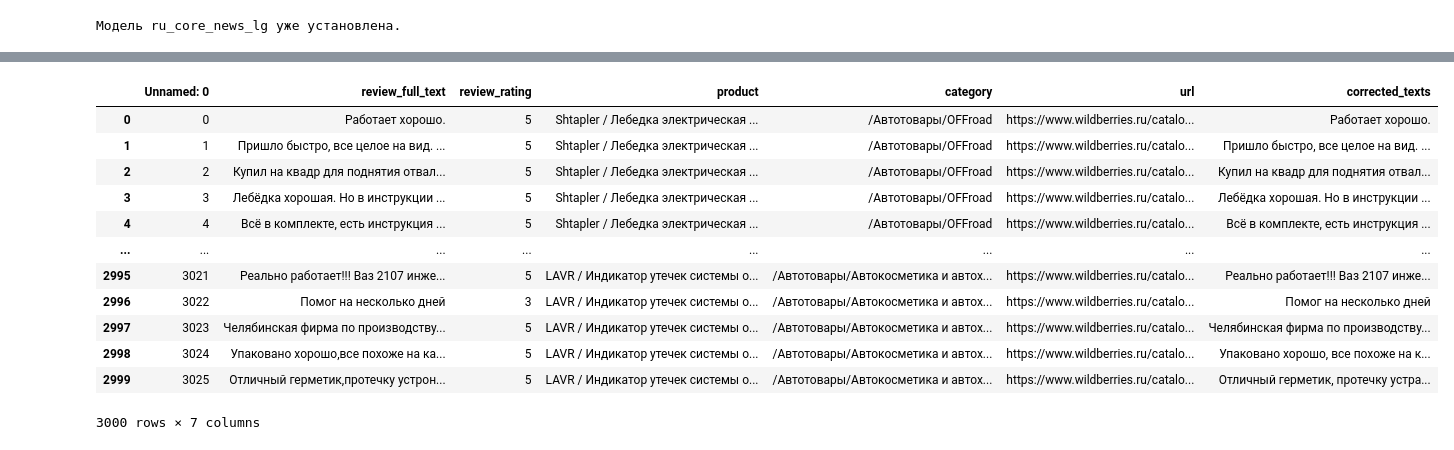
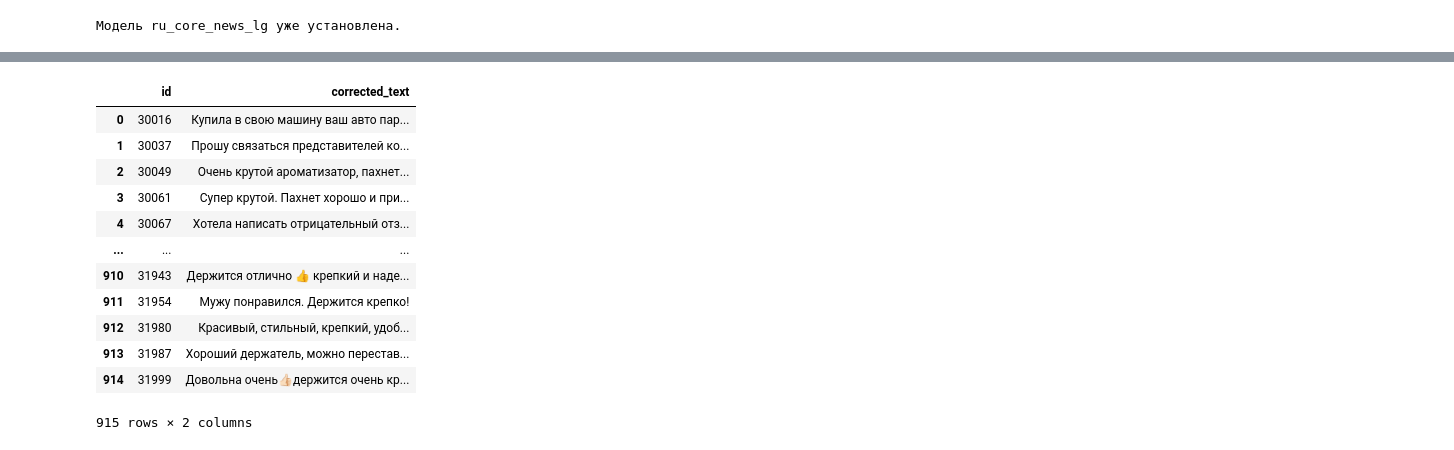
Before and after one commit to Frame24/WB_Parse, a Jupyter notebook: text_correction.ipynb, the cells around one changed output, grey strips where cells are left out. Cells and saved outputs as stored; diff of their text form; code cells hidden in the pictures.

```diff
--- a/text_correction.ipynb
+++ b/text_correction.ipynb
@@ -220,17 +331,17 @@ corrected_wildberries_reviews.csv.gz  cufile.log  wildberries_reviews.csv.gz
 # %%
-t_df = pd.read_csv('corrected_wildberries_reviews.csv.gz', compression='gzip')
+t_df = pd.read_csv(output_file_name)
 t_df
 # %% [output]
-|  | Unnamed: 0 | review_full_text | review_rating | product | category | url | corrected_texts |
-| 0 | 0 | Работает хорошо. | 5 | Shtapler / Лебедка электрическая ... | /Автотовары/OFFroad | https://www.wildberries.ru/catalo... | Работает хорошо. |
-| 1 | 1 | Пришло быстро, все целое на вид. ... | 5 | Shtapler / Лебедка электрическая ... | /Автотовары/OFFroad | https://www.wildberries.ru/catalo... | Пришло быстро, все целое на вид. ... |
-| 2 | 2 | Купил на квадр для поднятия отвал... | 5 | Shtapler / Лебедка электрическая ... | /Автотовары/OFFroad | https://www.wildberries.ru/catalo... | Купил на квадр для поднятия отвал... |
-| 3 | 3 | Лебёдка хорошая. Но в инструкции ... | 5 | Shtapler / Лебедка электрическая ... | /Автотовары/OFFroad | https://www.wildberries.ru/catalo... | Лебёдка хорошая. Но в инструкции ... |
-| 4 | 4 | Всё в комплекте, есть инструкция ... | 5 | Shtapler / Лебедка электрическая ... | /Автотовары/OFFroad | https://www.wildberries.ru/catalo... | Всё в комплекте, есть инструкция ... |
-| ... | ... | ... | ... | ... | ... | ... | ... |
-| 2995 | 3021 | Реально работает!!! Ваз 2107 инже... | 5 | LAVR / Индикатор утечек системы о... | /Автотовары/Автокосметика и автох... | https://www.wildberries.ru/catalo... | Реально работает!!! Ваз 2107 инже... |
-| 2996 | 3022 | Помог на несколько дней | 3 | LAVR / Индикатор утечек системы о... | /Автотовары/Автокосметика и автох... | https://www.wildberries.ru/catalo... | Помог на несколько дней |
-| 2997 | 3023 | Челябинская фирма по производству... | 5 | LAVR / Индикатор утечек системы о... | /Автотовары/Автокосметика и автох... | https://www.wildberries.ru/catalo... | Челябинская фирма по производству... |
-| 2998 | 3024 | Упаковано хорошо,все похоже на ка... | 5 | LAVR / Индикатор утечек системы о... | /Автотовары/Автокосметика и автох... | https://www.wildberries.ru/catalo... | Упаковано хорошо, все похоже на к... |
-| 2999 | 3025 | Отличный герметик,протечку устрон... | 5 | LAVR / Индикатор утечек системы о... | /Автотовары/Автокосметика и автох... | https://www.wildberries.ru/catalo... | Отличный герметик, протечку устра... |
+|  | id | corrected_text |
+| 0 | 30016 | Купила в свою машину ваш авто пар... |
+| 1 | 30037 | Прошу связаться представителей ко... |
+| 2 | 30049 | Очень крутой ароматизатор, пахнет... |
+| 3 | 30061 | Супер крутой. Пахнет хорошо и при... |
+| 4 | 30067 | Хотела написать отрицательный отз... |
+| ... | ... | ... |
+| 910 | 31943 | Держится отлично 👍 крепкий и наде... |
+| 911 | 31954 | Мужу понравился. Держится крепко! |
+| 912 | 31980 | Красивый, стильный, крепкий, удоб... |
+| 913 | 31987 | Хороший держатель, можно перестав... |
+| 914 | 31999 | Довольна очень👍🏻держится очень кр... |
-3000 rows × 7 columns
+915 rows × 2 columns
```
Also changed, not shown: parts of 12 cells of this notebook, 16 other files.
